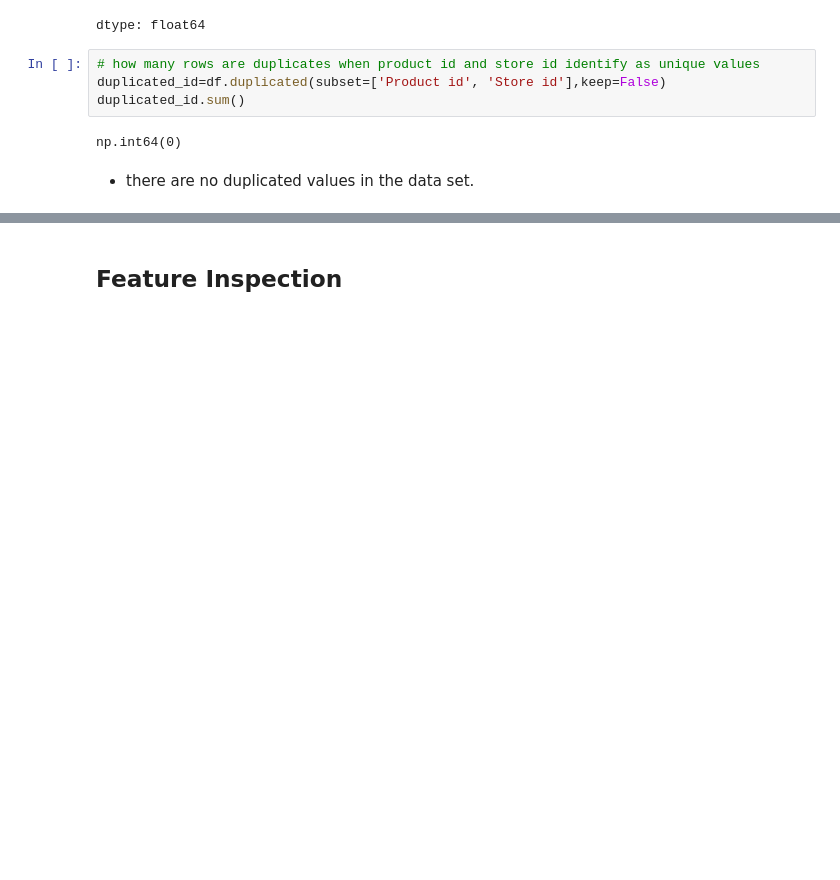
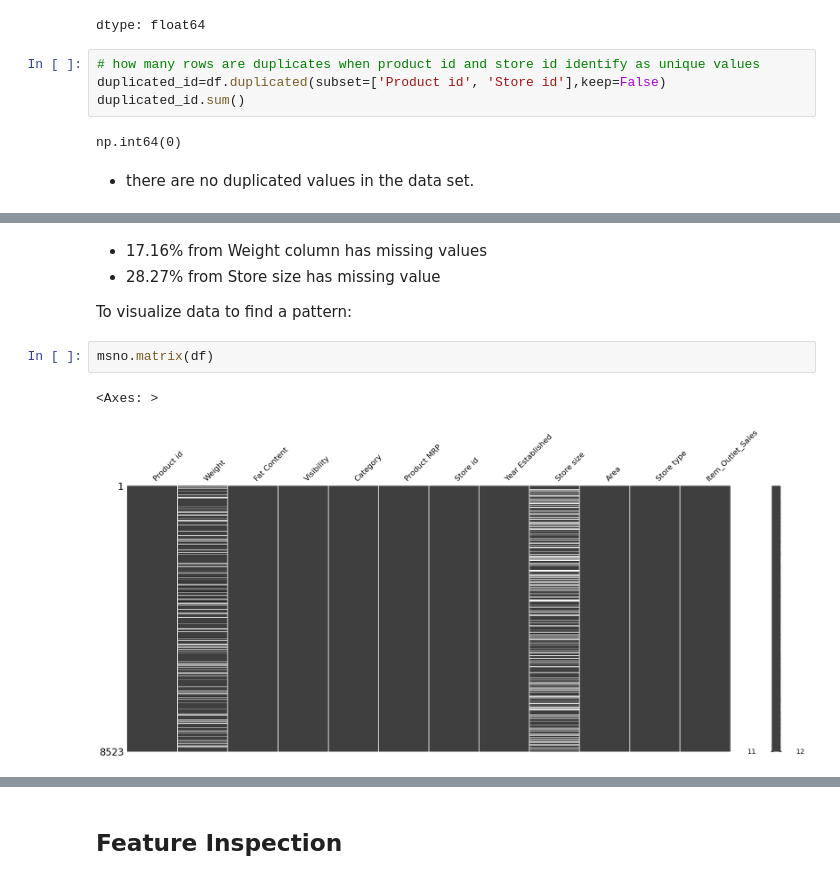
Before and after one commit to swirita/Prediction-of-Product-Sales, a Jupyter notebook: Prediction_of_Product_Sales.ipynb, the cells around one changed output, grey strips where cells are left out. Drawn from its saved outputs; the diff is of its cells as text; blank space fills up the shorter version.

Commit message:
clean: check for missing values in dataframe

```diff
--- a/Prediction_of_Product_Sales.ipynb
+++ b/Prediction_of_Product_Sales.ipynb
@@ -142,0 +180,10 @@ df.head()
+# %% [markdown]
+- 17.16% from Weight column has missing values
+- 28.27% from Store size has missing value
+
+To visualize data to find a pattern:
+# %%
+msno.matrix(df)
+# %% [output]
+<Axes: >
+[figure, added]
```
Also changed, not shown: parts of 8 cells of this notebook.
